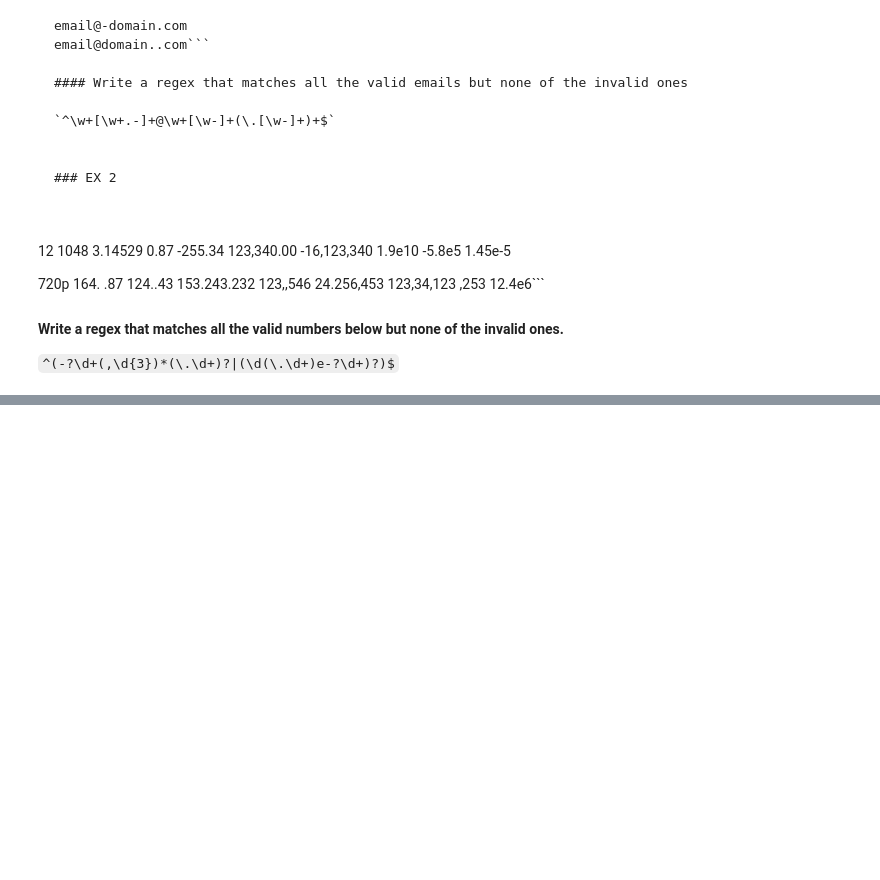
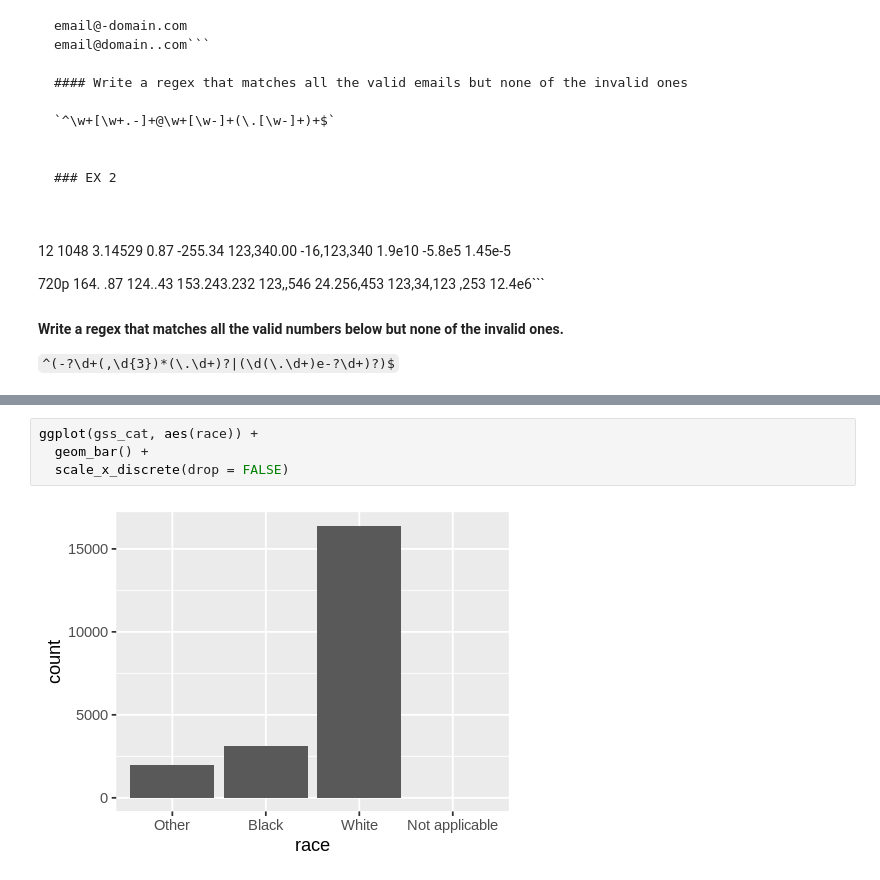
Before and after one commit to enesdilber/stats306_labs, a Jupyter notebook: lab7/lab7.ipynb, the cells around one changed output, grey strips where cells are left out. Cells and saved outputs as stored; diff of their text form; blank space fills up the shorter version.

```diff
--- a/lab7/lab7.ipynb
+++ b/lab7/lab7.ipynb
@@ -416,0 +473,6 @@
+# %%
+ggplot(gss_cat, aes(race)) +
+  geom_bar() +
+  scale_x_discrete(drop = FALSE)
+# %% [output]
+[figure, added]
```
Also changed, not shown: parts of 16 cells of this notebook.
